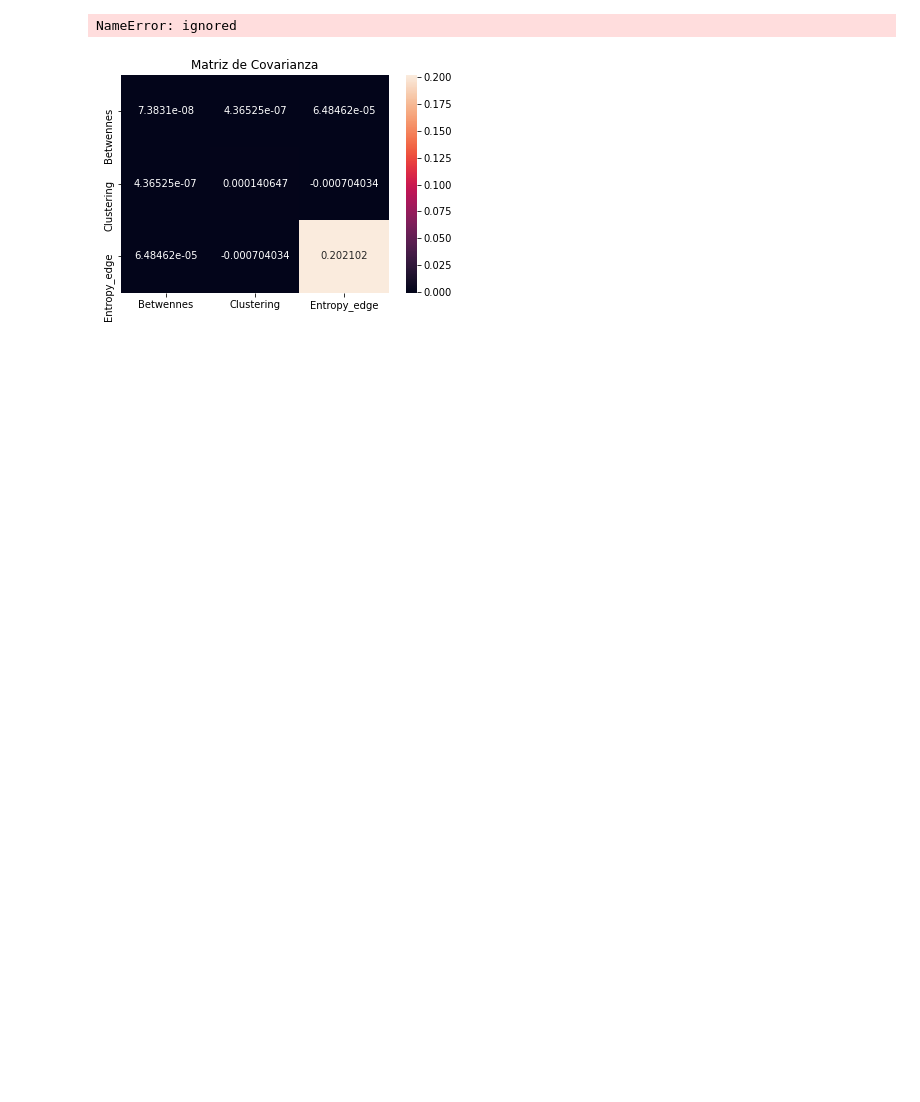
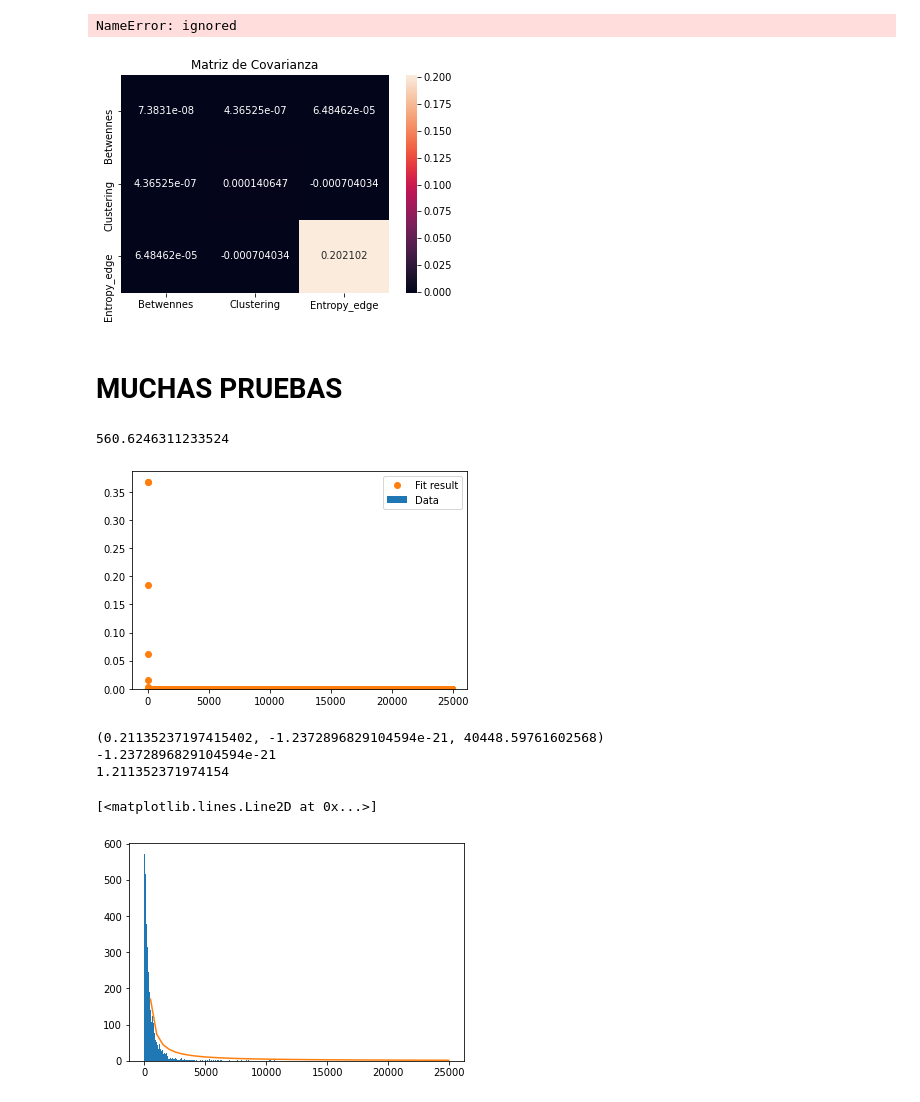
Before and after one commit to ErickMMuniz/NetworkAnalysis_TwitterTrends, a Jupyter notebook: NetworkAnalysis_TwitterTrends.ipynb, the cells around one changed output. Cells and saved outputs as stored; diff of their text form; code cells hidden in the pictures; blank space fills up the shorter version.

```diff
--- a/NetworkAnalysis_TwitterTrends.ipynb
+++ b/NetworkAnalysis_TwitterTrends.ipynb
@@ -905,3 +1009,5 @@ plt.title("Matriz de Covarianza")
 plt.savefig("/content/matrix_cov.pdf")
 # %% [output]
 [figure]
+# %% [markdown]
+# MUCHAS PRUEBAS
@@ -907,0 +1053,57 @@ plt.savefig("/content/matrix_cov.pdf")
+# %%
+import numpy as np
+import matplotlib.pyplot as plt
+from scipy.optimize import curve_fit
+from scipy.special import factorial
+from scipy.stats import poisson
+
+# get poisson deviated random numbers
+data = intertime_tweets
+k = np.mean(data)
+print(k)
+
+# the bins should be of integer width, because poisson is an integer distribution
+
+entries, bin_edges, patches = plt.hist(data, density=True, label='Data')
+
+# calculate bin centres
+bin_middles = 0.5 * (bin_edges[1:] + bin_edges[:-1])
+
+
+def fit_function(k, lamb):
+    '''poisson function, parameter lamb is the fit parameter'''
+    return poisson.pmf(k, lamb)
+
+
+# fit with curve_fit
+parameters, cov_matrix = curve_fit(fit_function, bin_middles, entries)
+
+# plot poisson-deviation with fitted parameter
+x_plot = np.arange(0, max(data))
+
+plt.plot(
+    x_plot,
+    fit_function(x_plot, *parameters),
+    marker='o', linestyle='',
+    label='Fit result',
+)
+plt.legend()
+plt.show()
+x = np.linspace(min(data),max(data))
+y = 500*x**(-2)
+
+plt.show()
+
+degree_sequence = sorted(data)
+dict_fancy = dict(collections.Counter(degree_sequence))
+
+x_label = list(dict_fancy.keys())
+y_label = np.array(list(dict_fancy.values())) / np.sum(list(dict_fancy.values()))
+# %% [output]
+560.6246311233524
+[figure, added]
+(0.21135237197415402, -1.2372896829104594e-21, 40448.59761602568)
+-1.2372896829104594e-21
+1.211352371974154
+[<matplotlib.lines.Line2D at 0x...>]
+[figure, added]
```
Also changed, not shown: parts of 9 cells of this notebook.
